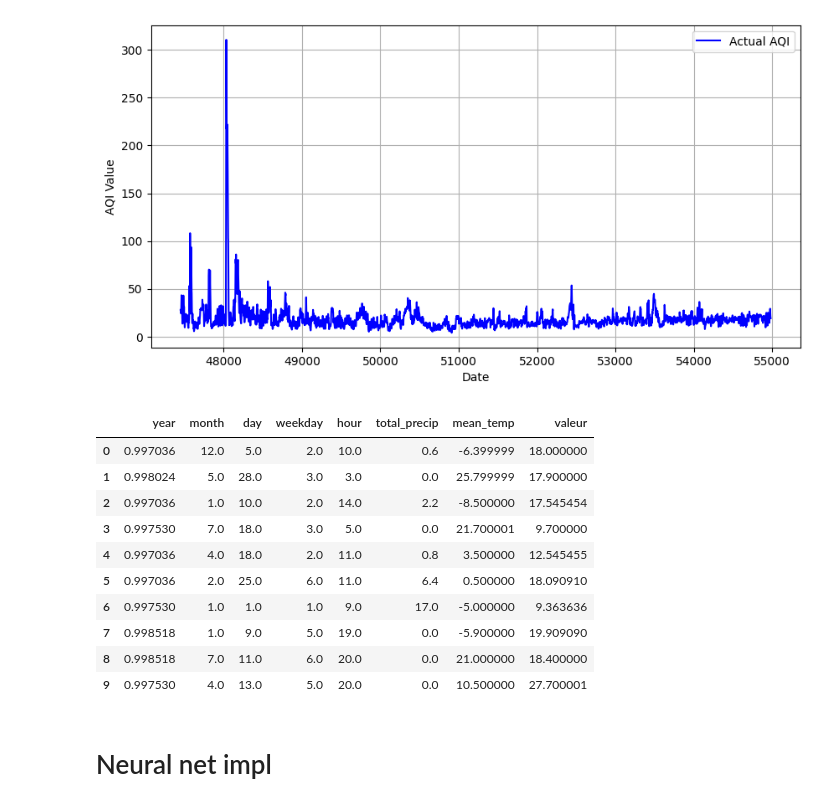
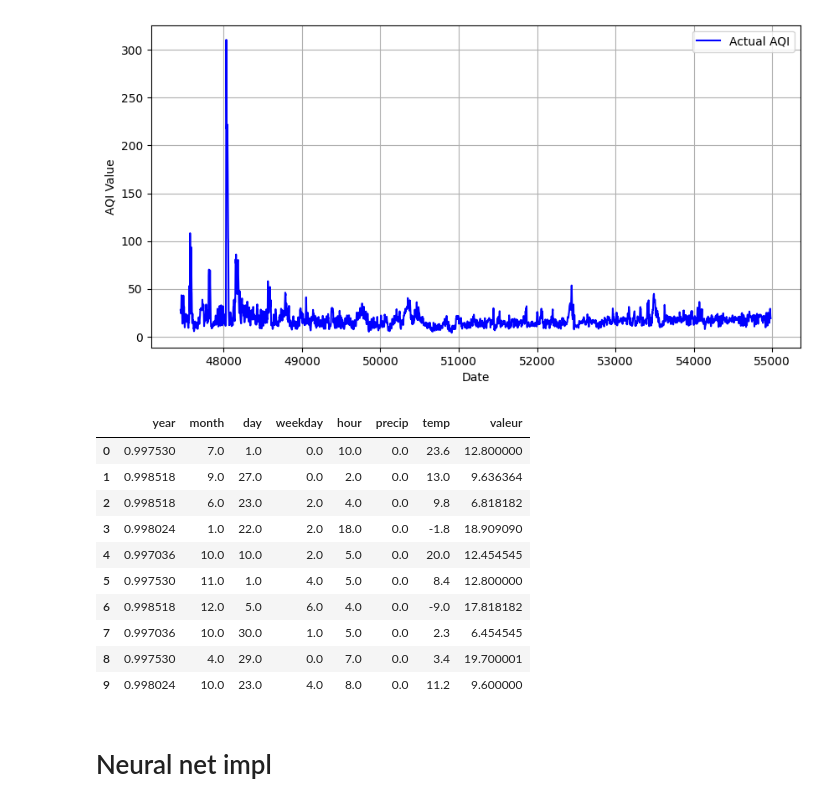
Before and after one commit to Magellol/montreal-aqi-predictions, a Jupyter notebook: index.ipynb, the cells around one changed output. Saved outputs shown, nothing was run; the diff lists cells and outputs as text; code cells hidden in the pictures.

```diff
--- a/index.ipynb
+++ b/index.ipynb
@@ -98,0 +88,25 @@ FileNotFoundError: [Errno 2] No such file or directory: './2018_temp.csv'
+# %%
+all_files = []
+for filename in os.listdir("."):
+  if filename.startswith("weather_"):
+    all_files.append(pd.read_csv(filename))
+
+weather_df = pd.concat(all_files)
+
+weather_df.rename(columns={'Date/Time (LST)': 'datetime', "Temp (°C)": "temp", "Precip. Amount (mm)": "precip"}, inplace=True)
+weather_df['datetime'] = pd.to_datetime(weather_df['datetime'])
+
+
+# TODO: for the temp we should look at the day before or after instead of using 0
+weather_df.fillna({"precip": 0, "temp": 0}, inplace=True)
+weather_df = weather_df[['datetime', "precip", "temp"]]
+
+
+# Only take data from the first known and last known day
+weather_df = weather_df[(weather_df['datetime'] <= LAST_DAY) & (weather_df['datetime'] < LAST_DAY)]
+
+weather_df.sort_values("datetime", inplace=True)
+
+assert weather_df[weather_df.isna().any(axis=1)].empty == True
+
+weather_df
@@ -185,7 +213,7 @@ group2_df = group1_df.groupby("datetime").mean("valeur")
 group2_df['date'] = group2_df.index.date
 group2_df.reset_index(inplace=True)
 
-merged = pd.merge(group2_df, temp_df, on="date", how="left")
+merged = pd.merge(group2_df, weather_df, on="datetime", how="left")
 
 merged
 # %% [output]
@@ -238,27 +266,27 @@ plot_aqi(merged.iloc[test_idxs]['valeur'])
 # %%
 dls = TabularPandas(
   merged,
   procs=[Normalize],
   cat_names=[],
-  cont_names=['year', 'month', 'day', 'weekday', 'hour', "total_precip", "mean_temp"],
+  cont_names=['year', 'month', 'day', 'weekday', 'hour', "precip", "temp"],
   y_names=['valeur'],
   splits=(train_idxs, valid_idxs),
   y_block=RegressionBlock()
 ).dataloaders(500)
 
 dls.show_batch()
 # %% [output]
-|  | year | month | day | weekday | hour | total_precip | mean_temp | valeur |
-| 0 | 0.997036 | 12.0 | 5.0 | 2.0 | 10.0 | 0.6 | -6.399999 | 18.000000 |
-| 1 | 0.998024 | 5.0 | 28.0 | 3.0 | 3.0 | 0.0 | 25.799999 | 17.900000 |
-| 2 | 0.997036 | 1.0 | 10.0 | 2.0 | 14.0 | 2.2 | -8.500000 | 17.545454 |
-| 3 | 0.997530 | 7.0 | 18.0 | 3.0 | 5.0 | 0.0 | 21.700001 | 9.700000 |
-| 4 | 0.997036 | 4.0 | 18.0 | 2.0 | 11.0 | 0.8 | 3.500000 | 12.545455 |
-| 5 | 0.997036 | 2.0 | 25.0 | 6.0 | 11.0 | 6.4 | 0.500000 | 18.090910 |
-| 6 | 0.997530 | 1.0 | 1.0 | 1.0 | 9.0 | 17.0 | -5.000000 | 9.363636 |
-| 7 | 0.998518 | 1.0 | 9.0 | 5.0 | 19.0 | 0.0 | -5.900000 | 19.909090 |
-| 8 | 0.998518 | 7.0 | 11.0 | 6.0 | 20.0 | 0.0 | 21.000000 | 18.400000 |
-| 9 | 0.997530 | 4.0 | 13.0 | 5.0 | 20.0 | 0.0 | 10.500000 | 27.700001 |
+|  | year | month | day | weekday | hour | precip | temp | valeur |
+| 0 | 0.997530 | 7.0 | 1.0 | 0.0 | 10.0 | 0.0 | 23.6 | 12.800000 |
+| 1 | 0.998518 | 9.0 | 27.0 | 0.0 | 2.0 | 0.0 | 13.0 | 9.636364 |
+| 2 | 0.998518 | 6.0 | 23.0 | 2.0 | 4.0 | 0.0 | 9.8 | 6.818182 |
+| 3 | 0.998024 | 1.0 | 22.0 | 2.0 | 18.0 | 0.0 | -1.8 | 18.909090 |
+| 4 | 0.997036 | 10.0 | 10.0 | 2.0 | 5.0 | 0.0 | 20.0 | 12.454545 |
+| 5 | 0.997530 | 11.0 | 1.0 | 4.0 | 5.0 | 0.0 | 8.4 | 12.800000 |
+| 6 | 0.998518 | 12.0 | 5.0 | 6.0 | 4.0 | 0.0 | -9.0 | 17.818182 |
+| 7 | 0.997036 | 10.0 | 30.0 | 1.0 | 5.0 | 0.0 | 2.3 | 6.454545 |
+| 8 | 0.997530 | 4.0 | 29.0 | 0.0 | 7.0 | 0.0 | 3.4 | 19.700001 |
+| 9 | 0.998024 | 10.0 | 23.0 | 4.0 | 8.0 | 0.0 | 11.2 | 9.600000 |
 # %% [markdown]
 # Neural net impl
 # %%
```
Also changed, not shown: parts of 14 cells of this notebook.
